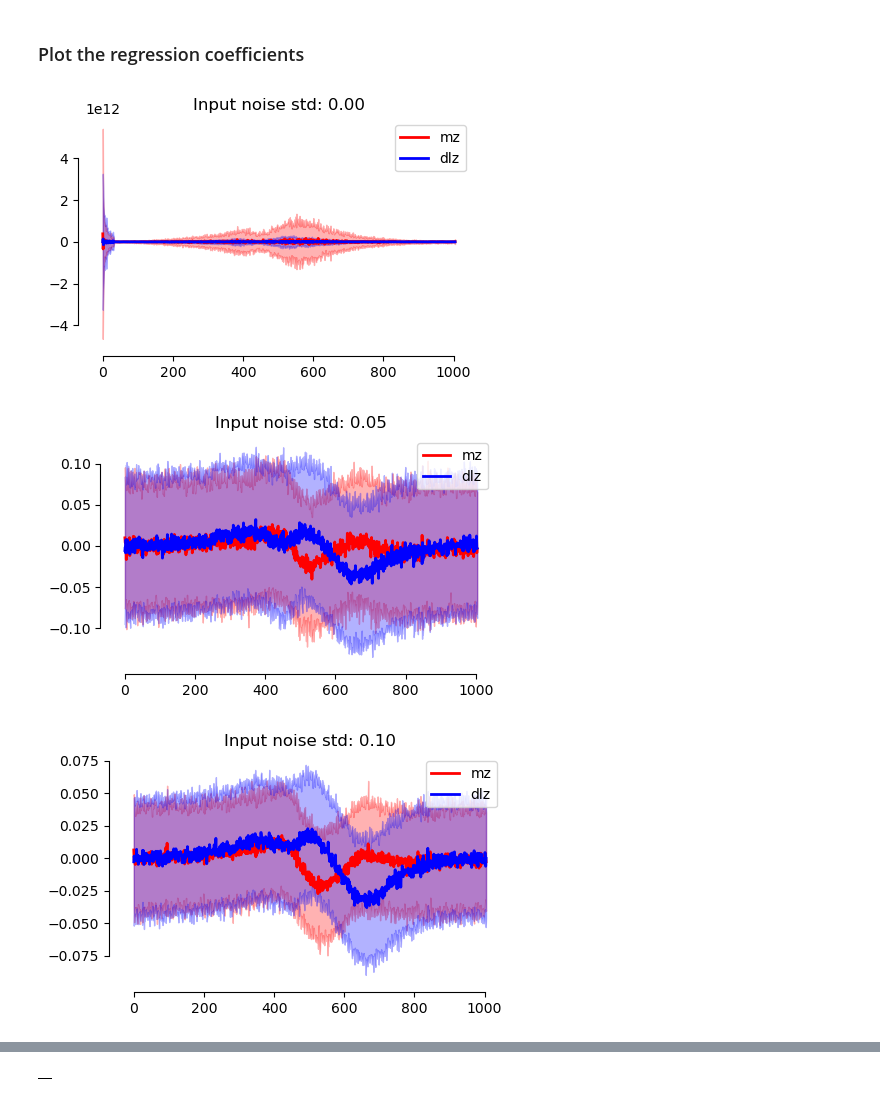
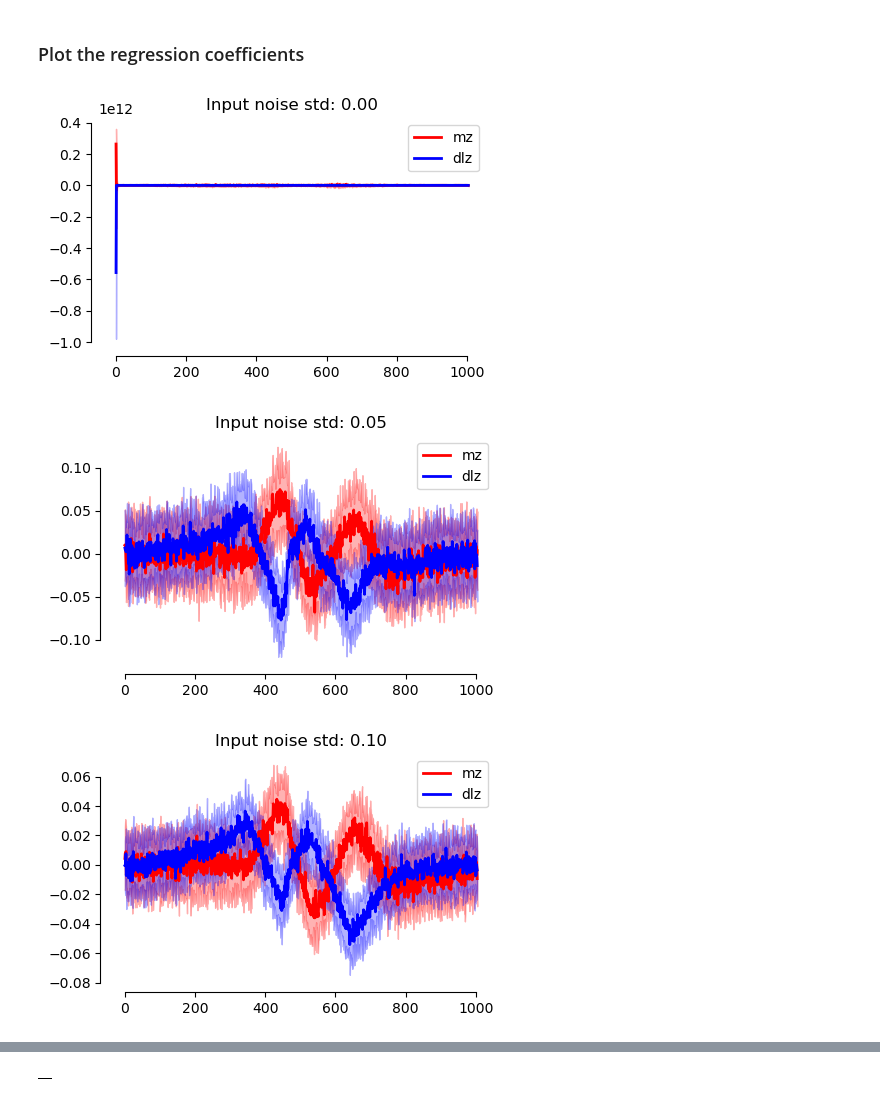
Before and after one commit to DenisTurcu/efish-receptors-model, a Jupyter notebook: regression-models/regression-models.ipynb, the cells around one changed output, grey strips where cells are left out. Drawn from its saved outputs; the diff is of its cells as text; code cells hidden in the pictures.

```diff
--- a/regression-models/regression-models.ipynb
+++ b/regression-models/regression-models.ipynb
@@ -48,34 +48,34 @@ def plot_coefficients(df):
     plt.figure(figsize=(5, 3))
     coefficients = np.vstack(df[df["zone"] == "mz"]["coefficients"])
     # plt.plot(coefficients.T, color="black", alpha=0.1, lw=0.1)
     plt.plot(coefficients.mean(axis=0), color="red", lw=2, label="mz")
     plt.fill_between(
         x=np.arange(coefficients.shape[1]),
         y1=coefficients.mean(axis=0) - coefficients.std(axis=0),
         y2=coefficients.mean(axis=0) + coefficients.std(axis=0),
         color="red",
         alpha=0.3,
     )
     coefficients = np.vstack(df[df["zone"] == "dlz"]["coefficients"])
     # plt.plot(coefficients.T, color="black", alpha=0.1, lw=0.1)
     plt.plot(coefficients.mean(axis=0), color="blue", lw=2, label="dlz")
     plt.fill_between(
         x=np.arange(coefficients.shape[1]),
         y1=coefficients.mean(axis=0) - coefficients.std(axis=0),
         y2=coefficients.mean(axis=0) + coefficients.std(axis=0),
         color="blue",
         alpha=0.3,
     )
     sns.despine(offset=5, trim=True)
     plt.title(f"Input noise std: {df['input_noise_std'].iloc[0]:.2f}")
     plt.legend()
     plt.show()
     plt.close()
     pass
 
 
-regressions.groupby("input_noise_std").apply(plot_coefficients)
+regressions[regressions["fish_id"] == "fish"].groupby("input_noise_std").apply(plot_coefficients)
 # %% [output]
-[figure, old version]
+[figure, new version]
-[figure, old version]
+[figure, new version]
-[figure, old version]
+[figure, new version]
```
Also changed, not shown: parts of 1 cell of this notebook, 1 other file.
